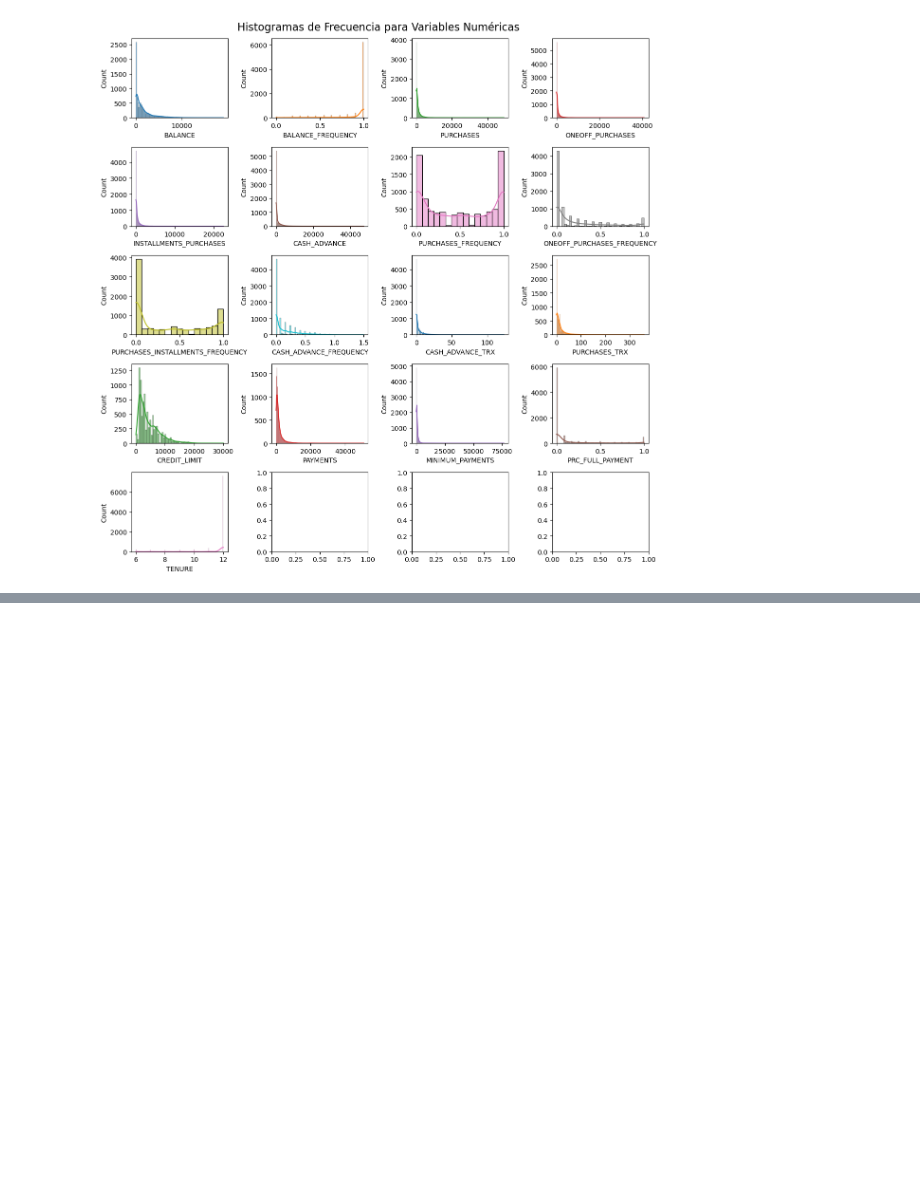
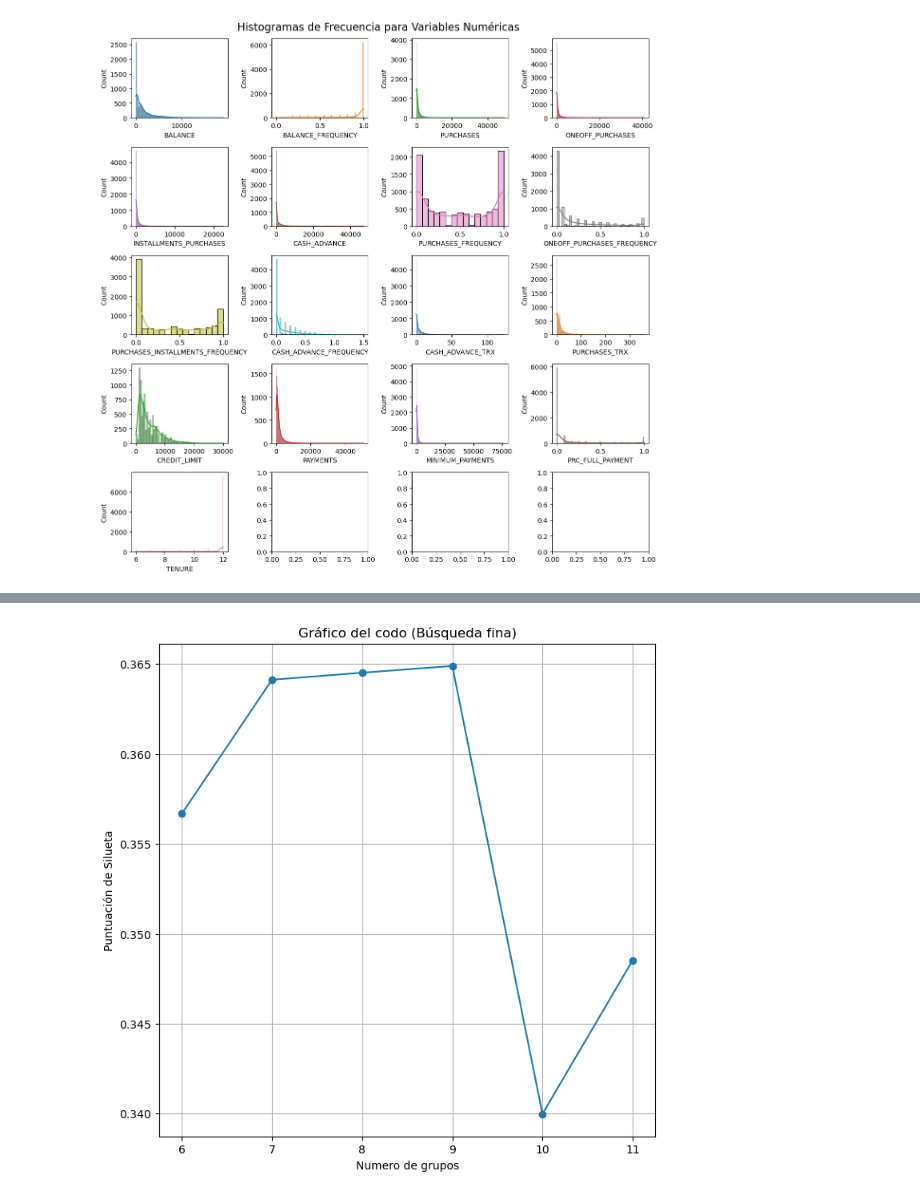
Before and after one commit to Tomaslopera/Scientific_Computing, a Jupyter notebook: Caso2_Agrupamiento.ipynb, the cells around one changed output, grey strips where cells are left out. Saved outputs shown, nothing was run; the diff lists cells and outputs as text; code cells hidden in the pictures; blank space fills up the shorter version.

```diff
--- a/Caso2_Agrupamiento.ipynb
+++ b/Caso2_Agrupamiento.ipynb
@@ -149,0 +329,24 @@ plt.show()
+# %%
+# Búsqueda fina de k
+range_k2 = range(6,12)
+sil_score = []
+
+for n_clusters in range_k2:
+    kmeans_model = KMeans(n_clusters=n_clusters,
+                           n_init=20,
+                           random_state=123
+                           )
+    kmeans_model.fit(data_pro)
+    cluster_label = kmeans_model.fit_predict(data_pro)
+    sil_avg = silhouette_score(data_pro, cluster_label)
+    sil_score.append(sil_avg)
+
+plt.figure(figsize=(8,8))
+plt.plot(range_k2, sil_score, marker = 'o')
+plt.title('Gráfico del codo (Búsqueda fina)')
+plt.xlabel('Numero de grupos')
+plt.ylabel('Puntuación de Silueta')
+plt.grid()
+plt.show()
+# %% [output]
+[figure, added]
```
Also changed, not shown: parts of 32 cells of this notebook, 1 other file.
